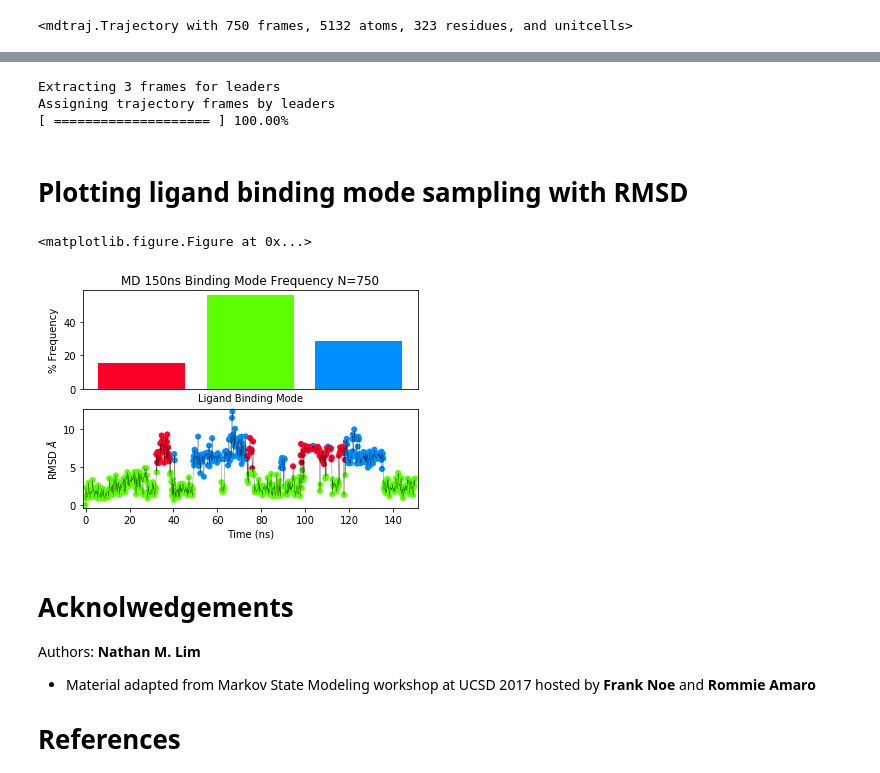
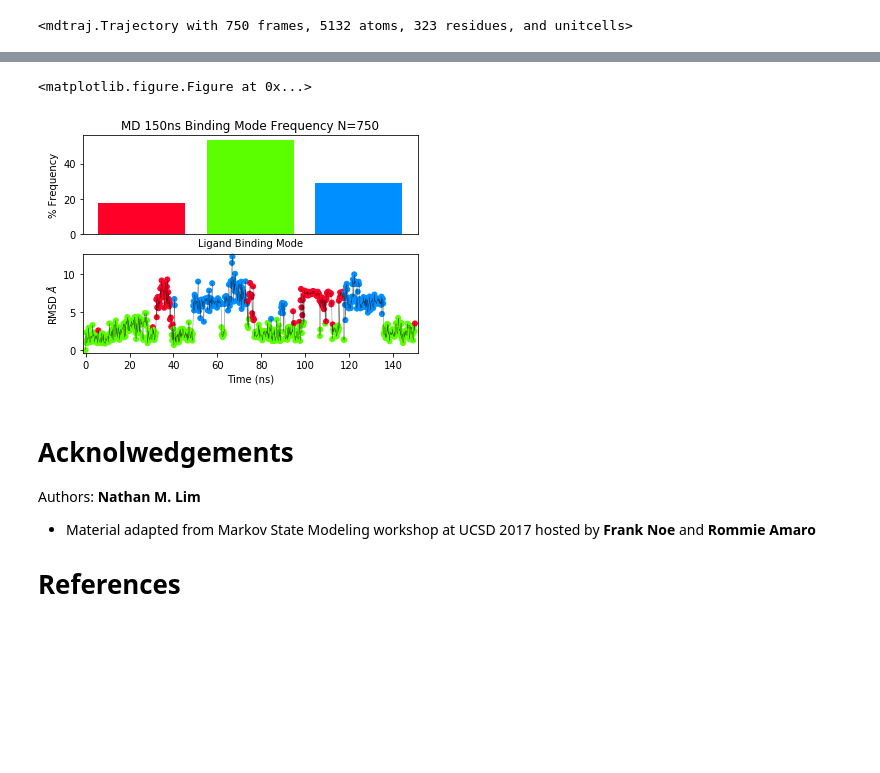
Before and after one commit to MobleyLab/drug-computing, a Jupyter notebook: uci-pharmsci/lectures/cluster_and_visualize/PyEMMA-Ligand_binding_mode_clustering.ipynb, the cells around one changed output, grey strips where cells are left out. Saved outputs shown, nothing was run; the diff lists cells and outputs as text; code cells hidden in the pictures; blank space fills up the shorter version.

Commit message:
Update clustering notebook to use assign to centers function instead of RMSD.

```diff
--- a/uci-pharmsci/lectures/cluster_and_visualize/PyEMMA-Ligand_binding_mode_clustering.ipynb
+++ b/uci-pharmsci/lectures/cluster_and_visualize/PyEMMA-Ligand_binding_mode_clustering.ipynb
@@ -256,3 +243,10 @@ M.pcca(n_clusters)
+# %%
+#Perform PCCA analysis and store data
+n_clusters = 3
+M.pcca(n_clusters)
+pcca_sets = M.metastable_sets
+centers = cl.clustercenters[M.active_set]
+cluster_labels = M.metastable_assignments
 # %% [markdown]
 Visualize the PCCA assignments in the free energy landscape defined by the first two TICA coordinates.
 Hints: A Markov model object has an attribute M.metastable_sets. Also, you need to find out how to access the clustercenters defined in the previous step.
@@ -275,0 +287,23 @@ Text(0,0.5,'TIC 2')
+# %%
+def assignTrajFramesToPCCACenters(tica_coord, pcca_centers, pcca_labels):
+    """
+    Given the TICA coordinates data for a trajectory, assign data to
+    the nearest clsuter centers as defined from PCCA.
+    Parameters:
+    -----------
+    tica_coord : numpy array, tica coordinates for the associated trajectory.
+    pcca_centers : numpy array, contains the coordinates of the cluster centers
+              from the active set states obtained from PCCA.
+    pcca_labels : list, cluster assignment of the centers from PCCA.
+    Returns:
+    -------
+    traj_cluster_labels : list of arrays, cluster assignment for each
+                          trajectory frame where every array is for each trajectory
+    """
+    assignments = coor.assign_to_centers(tica_coord, pcca_centers)
+    traj_cluster_labels = []
+    for a in assignments:
+        traj_cluster_labels.append(pcca_labels[a])
+    return traj_cluster_labels
+# %%
+traj_cluster_labels = assignTrajFramesToPCCACenters(Y, centers, cluster_labels)
@@ -358,8 +411,0 @@ def assignFramesFromPCCALeaders(traj, pcca_traj,n_clusters=4,
-# %%
-md_labels = assignFramesFromPCCALeaders(ctraj,pcca_traj,n_clusters=n_clusters)
-# %% [output]
-Extracting 3 frames for leaders
-Assigning trajectory frames by leaders
-[ ==================== ] 100.00%
-# %% [markdown]
-# Plotting ligand binding mode sampling with RMSD
@@ -427,12 +414,12 @@ def plotPoseSampling(distances,
 md_dist = rmsdNP(ctraj, ctraj[0],ctraj.top.select('resname LIG and not type H'))
 # %%
 # Plot the frequency of sampling of each binding mode
-plotPoseSampling(md_dist,md_labels,n_clusters=n_clusters,
+plotPoseSampling(md_dist,traj_cluster_labels[0],n_clusters=n_clusters,
                  title="MD 150ns Binding Mode Frequency")
-plt.savefig('4XH_1-bmodes-freq.png', dpi=300, bbox_inches='tight')
+#plt.savefig('4XH_1-bmodes-freq.png', dpi=300, bbox_inches='tight')
 # %% [output]
 <matplotlib.figure.Figure at 0x...>
-[figure, old version]
+[figure, new version]
 # %% [markdown]
 # Acknolwedgements
 
```
Also changed, not shown: parts of 24 cells of this notebook.
